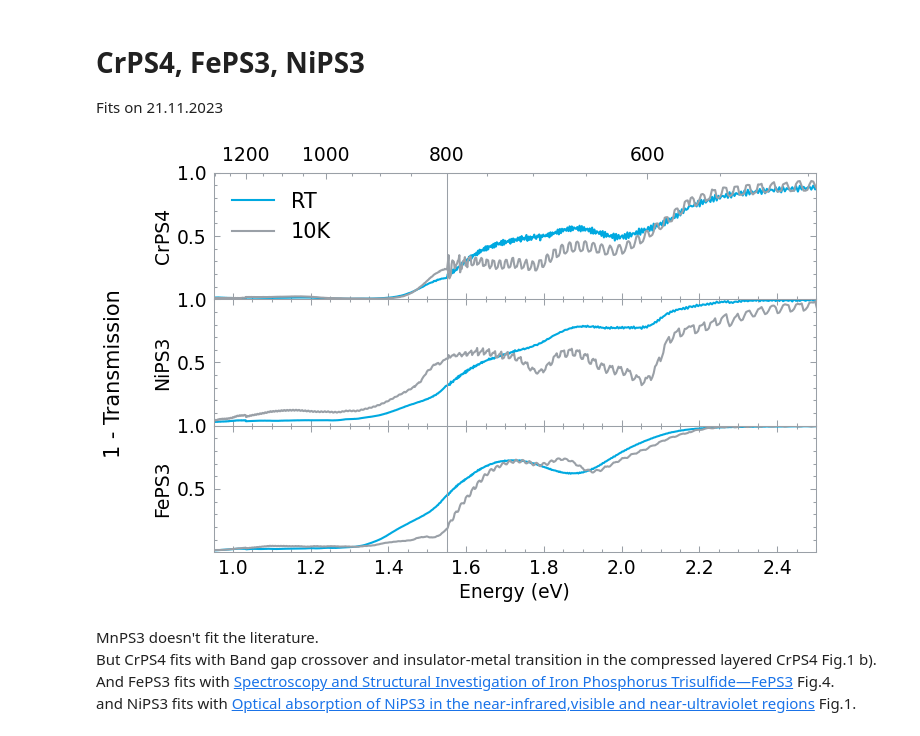
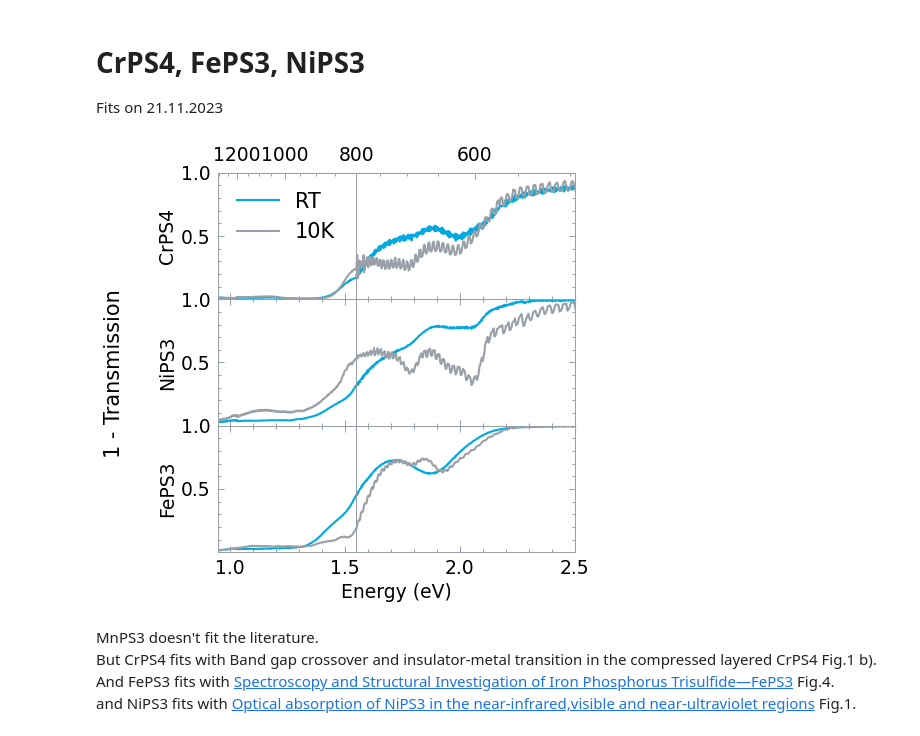
Before and after one commit to leoole100/bachelorarbeit_public, a Jupyter notebook: notebook/2024-03-15 transmission.ipynb, the cells around one changed output. Cells and saved outputs as stored; diff of their text form; code cells hidden in the pictures.

```diff
--- a/notebook/2024-03-15 transmission.ipynb
+++ b/notebook/2024-03-15 transmission.ipynb
@@ -239,35 +239,35 @@ def pre(d, h):
     a = a-a.min()
     a = a/a.max()
     a = a**2
     return a
 
 
-fig, axs = plt.subplots(len(groups), 1, sharex=True)
+fig, axs = plt.subplots(len(groups), 1, sharex=True,  figsize=(3.5, FIGSIZE_LARGE[1]))
 
 for a, (l, g) in zip(axs, groups.items()):
     for d, h, l in zip(
         [d for d in g],
         [d for d in sel if "Hole" in d.name],
         # ["RT", "10K", "10K SBW", "10K Energy"]
         ["RT", "10K"]
         ):
         pre(d, h).plot(label=l, _labels={}, x='energy', ax=a)
     a.set_ylabel(g[0].material)
     a.axvline(ev_to_nm(jump), color=SEEGRAU, lw=.5)
     a.set_ylim(0.001,1)
 
 plt.xlim(.95, 2.5)
 plot.energy_ticks(axs[0])
 plt.xlabel("Energy (eV)")
 axs[0].legend()
 fig.supylabel("1 - Transmission", fontsize=FONTSIZE)
 plt.tight_layout()
 plt.subplots_adjust(hspace=0)
 plot.hide_inner_label()
 plt.savefig("../report/figures/2024-03-15 Absorbance.pdf")
 plt.show()
 # %% [output]
-[figure, old version]
+[figure, new version]
 # %% [markdown]
 MnPS3 doesn't fit the literature.
 But CrPS4 fits with Band gap crossover and insulator-metal transition in the compressed layered CrPS4 Fig.1 b).
```
Also changed, not shown: 7 other files.
